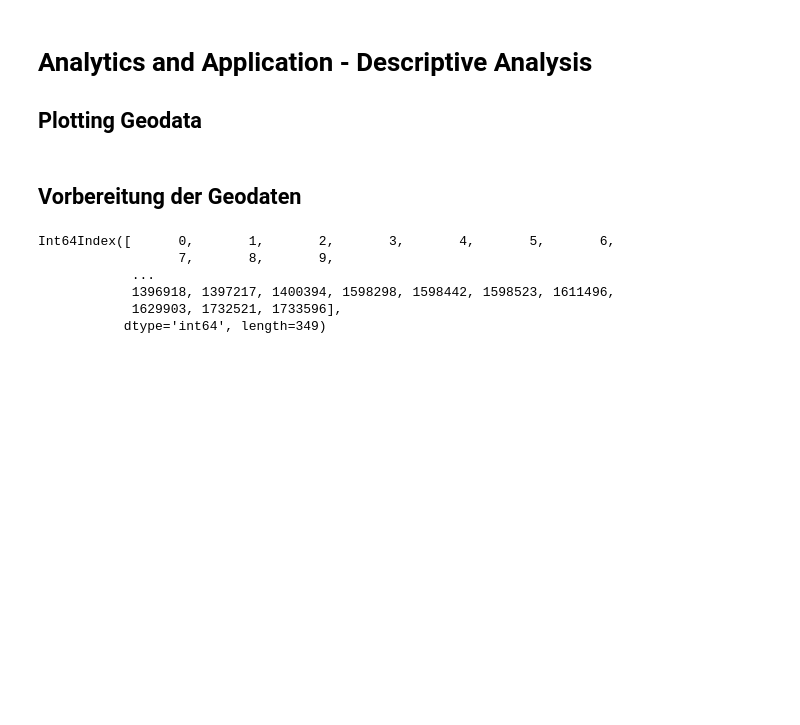
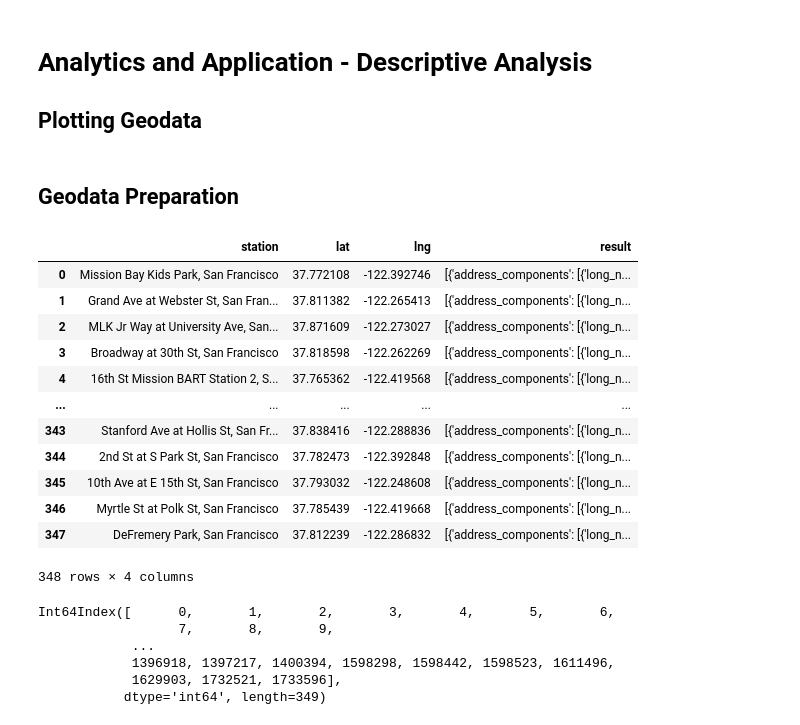
Before and after one commit to nussi049/AnalyticsApplication, a Jupyter notebook: plot_geodata.ipynb, the cells around one changed output. Saved outputs shown, nothing was run; the diff lists cells and outputs as text; code cells hidden in the pictures; blank space fills up the shorter version.

```diff
--- a/plot_geodata.ipynb
+++ b/plot_geodata.ipynb
@@ -18,5 +17,5 @@ from folium.plugins import HeatMap
 import folium.plugins as plugins
 import statistics
 # %% [markdown]
-## Vorbereitung der Geodaten
+##  Geodata Preparation
 # %%
@@ -25,3 +24,19 @@ Geodata = pd.read_csv("geo_data.csv")
+# %%
+Geodata
+# %% [output]
+|  | station | lat | lng | result |
+| 0 | Mission Bay Kids Park, San Francisco | 37.772108 | -122.392746 | [{'address_components': [{'long_n... |
+| 1 | Grand Ave at Webster St, San Fran... | 37.811382 | -122.265413 | [{'address_components': [{'long_n... |
+| 2 | MLK Jr Way at University Ave, San... | 37.871609 | -122.273027 | [{'address_components': [{'long_n... |
+| 3 | Broadway at 30th St, San Francisco | 37.818598 | -122.262269 | [{'address_components': [{'long_n... |
+| 4 | 16th St Mission BART Station 2, S... | 37.765362 | -122.419568 | [{'address_components': [{'long_n... |
+| ... | ... | ... | ... | ... |
+| 343 | Stanford Ave at Hollis St, San Fr... | 37.838416 | -122.288836 | [{'address_components': [{'long_n... |
+| 344 | 2nd St at S Park St, San Francisco | 37.782473 | -122.392848 | [{'address_components': [{'long_n... |
+| 345 | 10th Ave at E 15th St, San Francisco | 37.793032 | -122.248608 | [{'address_components': [{'long_n... |
+| 346 | Myrtle St at Polk St, San Francisco | 37.785439 | -122.419668 | [{'address_components': [{'long_n... |
+| 347 | DeFremery Park, San Francisco | 37.812239 | -122.286832 | [{'address_components': [{'long_n... |
+348 rows × 4 columns
 # %%
 Bike_stations = Bike_data[['start_station_id','start_station_name']]
 # %%
```
Also changed, not shown: parts of 42 cells of this notebook, 2 other files.
